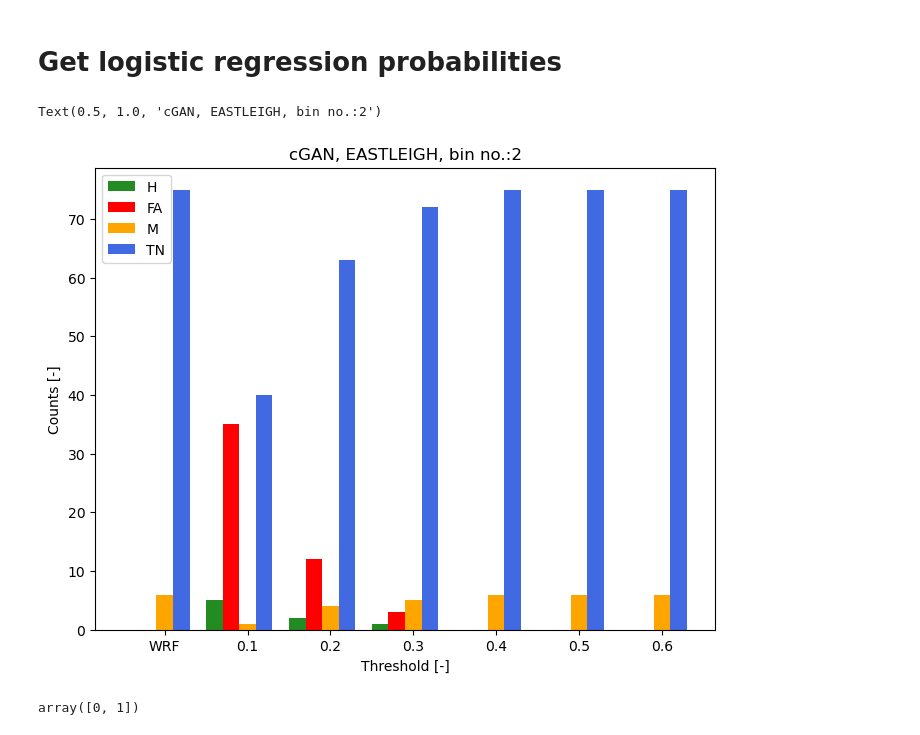
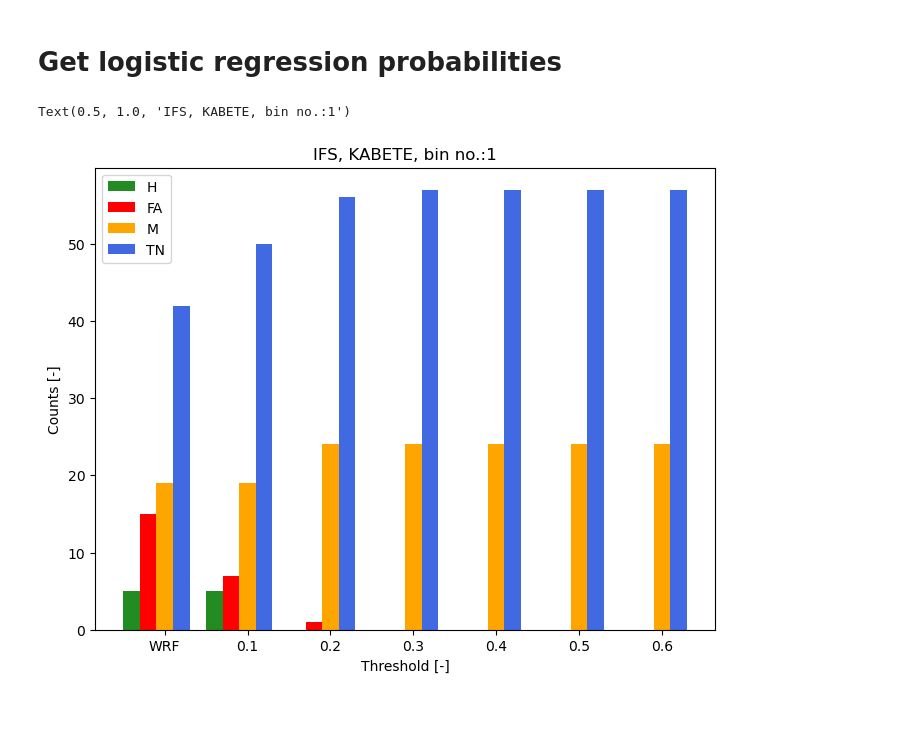
Before and after one commit to snath-xoc/Tutorial_SEWAA_27112024, a Jupyter notebook: Calculate_hits_misses.ipynb, the cells around one changed output. Drawn from its saved outputs; the diff is of its cells as text; code cells hidden in the pictures.

```diff
--- a/Calculate_hits_misses.ipynb
+++ b/Calculate_hits_misses.ipynb
@@ -190,7 +190,7 @@ sheets = pd.ExcelFile(file_path).sheet_names
 
 meta = []
 ds = []
-for sheet in sheets[:-1]:
+for sheet in sheets[1:-1]:
 
     df_meta = pd.read_excel('SEWAA-data.xlsx',sheet_name=sheet)
     columns = df_meta.columns
@@ -264,7 +264,7 @@ files+= glob.glob('wrf_data/May/*.nc')
 ds_WRF = []
 for file in files:
     ds_temp = xr.open_dataset(file)
-    data_temp = np.squeeze(ds_temp.rainnc.sum('time').values)
+    data_temp = np.squeeze(ds_temp.rainnc.sum('time').values)+np.squeeze(ds_temp.rainc.sum('time').values)
     ds_WRF.append(xr.DataArray(data = data_temp,
                                dims = ['lat','lon'],
                                coords = {'lat':ds_temp.lat.values,
@@ -288,17 +307,17 @@ box_up_WRF = latitude_WRF+0.05
 val_data_x = {}
 
 val_data_x['cGAN'] = ds_cGAN
-val_data_x['cGAN_50'] = ds_cGAN
+val_data_x['cGAN_50'] = ds_cGAN_50
 val_data_x['IFS'] = ds_IFS
 val_data_x['WRF'] = ds_WRF
 
 val_valid_times = np.intersect1d(val_data_x['IFS'].time.values + np.timedelta64(1,'D'),
                                    ds.time.values)
-val_valid_times = np.intersect1d(val_data_x['WRF'].time.values + np.timedelta64(1,'D'),
+val_valid_times = np.intersect1d(val_data_x['WRF'].time.values,
                                    val_valid_times)
 val_data_x['cGAN'] = val_data_x['cGAN'].sel({'time':val_valid_times - np.timedelta64(1,'D')})
 val_data_x['cGAN_50'] = val_data_x['cGAN_50'].sel({'time':val_valid_times - np.timedelta64(1,'D')})
 val_data_x['IFS'] = val_data_x['IFS'].sel({'time':val_valid_times - np.timedelta64(1,'D')})
-val_data_x['WRF'] = val_data_x['WRF'].drop_duplicates('time',keep='first').sel({'time':val_valid_times - np.timedelta64(1,'D')})
+val_data_x['WRF'] = val_data_x['WRF'].drop_duplicates('time',keep='first').sel({'time':val_valid_times})
 
 val_data_y = ds.sel({'time':val_valid_times})
@@ -321,9 +326,10 @@ Data variables:
 # %%
 thresholds = [5,20,40]
 hits_misses_far = {}
-
+predicted_probabilities = {}
 for model in ['cGAN','IFS','cGAN_50','WRF']:
     hits_misses_far[model] = {}
+    predicted_probabilities[model] = []
 
     for region in ['KABETE','EASTLEIGH','J.K.I.A.','WILSON','DAGORETTI']:
         val_data_y_region = val_data_y[region].values
@@ -335,17 +341,17 @@ for model in ['cGAN','IFS','cGAN_50','WRF']:
             if val_data_x_region.shape[1]==1000:
                 val_data_x_region = np.percentile(val_data_x_region,np.linspace(1,100,50),axis=1,method='weibull').T
 
-            logreg = joblib.load(f'models/{model}_{region}_1-day_fcst.pkl')
+            logreg = joblib.load(f'models/gridsearchresults_1-day_fcst.pkl')
 
-            predicted_probabilities = xr.DataArray(data=logreg.predict_proba(val_data_x_region).T[:,:,None],
+            predicted_probabilities[model].append(xr.DataArray(data=logreg[model][40].predict_proba(val_data_x_region).T[:,:,None],
                                                    dims = ['bin','time','region'],
                                                    coords = {
                                                        'time':val_data_y.time.values,
-                                                       'bin':np.arange(4),
+                                                       'bin':np.arange(2),
                                                        'region':[region]
                                                    }
-                                                  )
-            warnings = get_warning(predicted_probabilities, [0.1,0.2,0.3,0.4,0.5,0.6])
+                                                  ))
+            warnings = get_warning(predicted_probabilities[model][-1], [0.1,0.2,0.3,0.4,0.5,0.6])
         else:
             idx_region =  bounding_box(region,meta[region].values,min_x=box_left_WRF,
                                         max_x=box_right_WRF,min_y=box_down_WRF,max_y=box_up_WRF)
@@ -353,52 +359,49 @@ for model in ['cGAN','IFS','cGAN_50','WRF']:
 
             warnings = get_warning(get_bins(val_data_x_region.expand_dims({'variable':[region]}\
                                                                          ).assign_coords(coords={'variable':[region]}),bins=thresholds))
-
         ds_bin = get_bins(ds,bins=thresholds)
         warnings_obs = get_warning(ds_bin)
 
         hits_misses_far[model][region] = get_hits_misses_far(warnings_obs, warnings)
+    if model!='WRF':
+        predicted_probabilities[model] = xr.concat(predicted_probabilities[model],'region')
 # %%
-model = "cGAN"
-region = "EASTLEIGH"
+model = "IFS"
+region = "KABETE"
 figure = plt.figure(figsize=(8,6))
 ax = figure.add_subplot(1,1,1)
-bin_to_plot = 2
+bin_to_plot = 1
 colours = ['forestgreen','red','orange','royalblue']
 
 i_x = 0
 x_values = [i_x-0.4,i_x-0.2,i_x,i_x+0.2]
 heights = [hits_misses_far['WRF'][region].Hits.isel({'bin':bin_to_plot}).sum(),
            hits_misses_far['WRF'][region].False_alarms.isel({'bin':bin_to_plot}).sum(),
            hits_misses_far['WRF'][region].Misses.isel({'bin':bin_to_plot}).sum(),
            hits_misses_far['WRF'][region].True_negatives.isel({'bin':bin_to_plot}).sum()]
 ax.bar(x_values,heights,width=0.2,color=colours,label=['H','FA','M','TN'])
 
 xlabels = ['WRF',]
 xlabels+=list(hits_misses_far[model][region].percentile.values.astype('str'))
 
 i_x+=1
 for perc in hits_misses_far[model][region].percentile.values:
 
     x_values = [i_x-0.4,i_x-0.2,i_x,i_x+0.2]
     heights = [hits_misses_far[model][region].Hits.isel({'percentile':i_x-1,'bin':bin_to_plot}).sum(),
                hits_misses_far[model][region].False_alarms.isel({'percentile':i_x-1,'bin':bin_to_plot}).sum(),
                hits_misses_far[model][region].Misses.isel({'percentile':i_x-1,'bin':bin_to_plot}).sum(),
                hits_misses_far[model][region].True_negatives.isel({'percentile':i_x-1,'bin':bin_to_plot}).sum()]
 
     ax.bar(x_values,heights,width=0.2,color=colours)
     i_x+=1
 
 ax.set_xticks(np.arange(i_x))
 ax.set_xticklabels(xlabels)
 plt.legend()
 ax.set_xlabel('Threshold [-]')
 ax.set_ylabel('Counts [-]')
 ax.set_title(f'{model}, {region}, bin no.:{bin_to_plot}')
 # %% [output]
-Text(0.5, 1.0, 'cGAN, EASTLEIGH, bin no.:2')
+Text(0.5, 1.0, 'IFS, KABETE, bin no.:1')
-[figure, old version]
+[figure, new version]
-# %%
-np.arange(i_x)
-# %% [output]
-array([0, 1])
```
Also changed, not shown: parts of 5 cells of this notebook, 2 other files.
